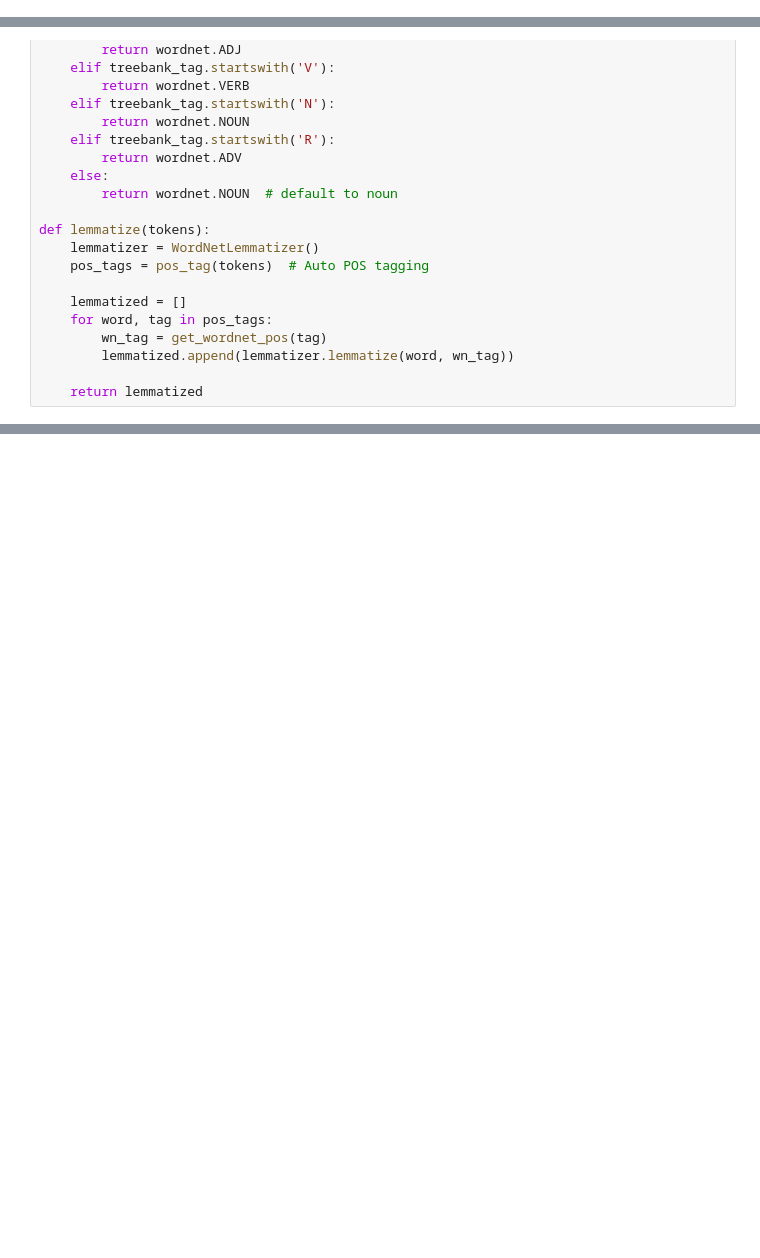
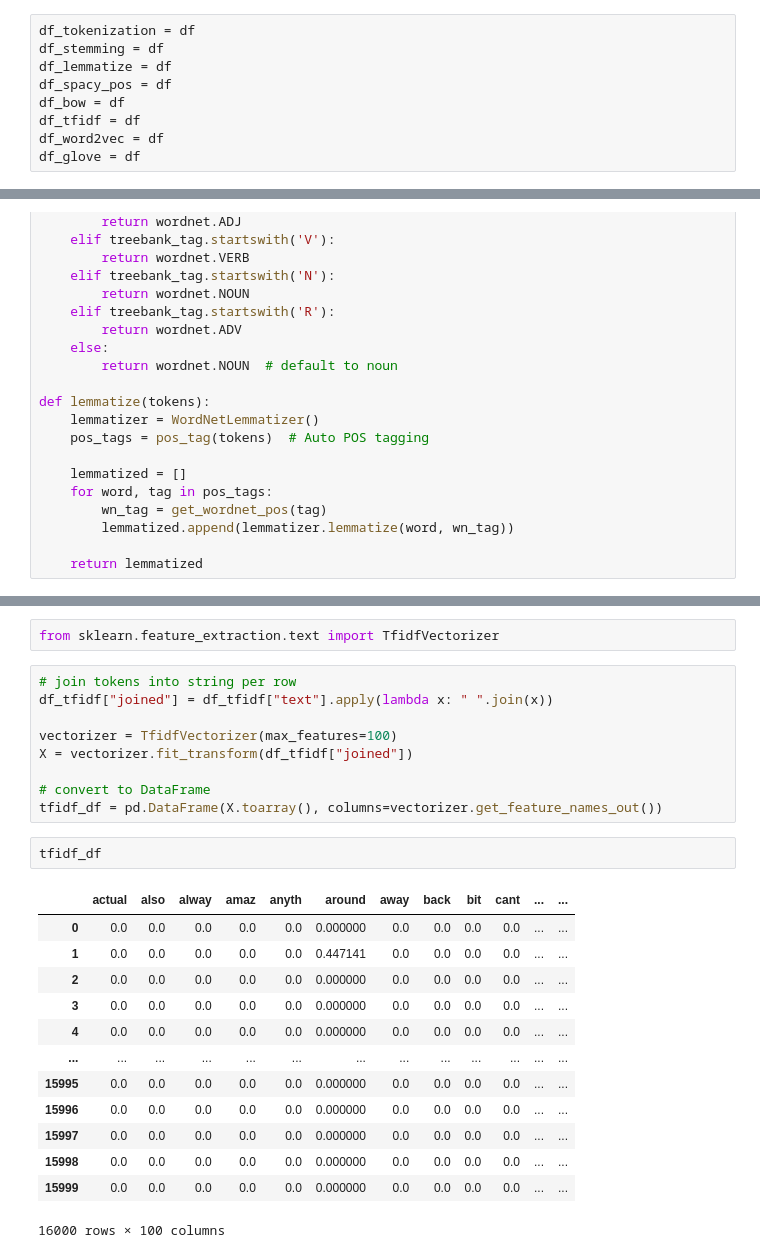
Before and after one commit to mobndash/NLP_Complete, a Jupyter notebook: nlp_complete.ipynb, the cells around one changed output, grey strips where cells are left out. Drawn from its saved outputs; the diff is of its cells as text; blank space fills up the shorter version.

```diff
--- a/nlp_complete.ipynb
+++ b/nlp_complete.ipynb
@@ -129,4 +130,13 @@ df["text"].iloc[1]
 ##### Stemming, Lemmatization
+# %%
+df_tokenization = df
+df_stemming = df
+df_lemmatize = df
+df_spacy_pos = df
+df_bow = df
+df_tfidf = df
+df_word2vec = df
+df_glove = df
 # %%
 from nltk.stem import PorterStemmer
 from nltk.stem import WordNetLemmatizer
@@ -191,0 +261,27 @@ df["text"].iloc[1]
+# %%
+from sklearn.feature_extraction.text import TfidfVectorizer
+# %%
+# join tokens into string per row
+df_tfidf["joined"] = df_tfidf["text"].apply(lambda x: " ".join(x))
+
+vectorizer = TfidfVectorizer(max_features=100)
+X = vectorizer.fit_transform(df_tfidf["joined"])
+
+# convert to DataFrame
+tfidf_df = pd.DataFrame(X.toarray(), columns=vectorizer.get_feature_names_out())
+# %%
+tfidf_df
+# %% [output]
+|  | actual | also | alway | amaz | anyth | around | away | back | bit | cant | ... | ... |
+| 0 | 0.0 | 0.0 | 0.0 | 0.0 | 0.0 | 0.000000 | 0.0 | 0.0 | 0.0 | 0.0 | ... | ... |
+| 1 | 0.0 | 0.0 | 0.0 | 0.0 | 0.0 | 0.447141 | 0.0 | 0.0 | 0.0 | 0.0 | ... | ... |
+| 2 | 0.0 | 0.0 | 0.0 | 0.0 | 0.0 | 0.000000 | 0.0 | 0.0 | 0.0 | 0.0 | ... | ... |
+| 3 | 0.0 | 0.0 | 0.0 | 0.0 | 0.0 | 0.000000 | 0.0 | 0.0 | 0.0 | 0.0 | ... | ... |
+| 4 | 0.0 | 0.0 | 0.0 | 0.0 | 0.0 | 0.000000 | 0.0 | 0.0 | 0.0 | 0.0 | ... | ... |
+| ... | ... | ... | ... | ... | ... | ... | ... | ... | ... | ... | ... | ... |
+| 15995 | 0.0 | 0.0 | 0.0 | 0.0 | 0.0 | 0.000000 | 0.0 | 0.0 | 0.0 | 0.0 | ... | ... |
+| 15996 | 0.0 | 0.0 | 0.0 | 0.0 | 0.0 | 0.000000 | 0.0 | 0.0 | 0.0 | 0.0 | ... | ... |
+| 15997 | 0.0 | 0.0 | 0.0 | 0.0 | 0.0 | 0.000000 | 0.0 | 0.0 | 0.0 | 0.0 | ... | ... |
+| 15998 | 0.0 | 0.0 | 0.0 | 0.0 | 0.0 | 0.000000 | 0.0 | 0.0 | 0.0 | 0.0 | ... | ... |
+| 15999 | 0.0 | 0.0 | 0.0 | 0.0 | 0.0 | 0.000000 | 0.0 | 0.0 | 0.0 | 0.0 | ... | ... |
+16000 rows × 100 columns
```
Also changed, not shown: parts of 12 cells of this notebook, 1 other file.
